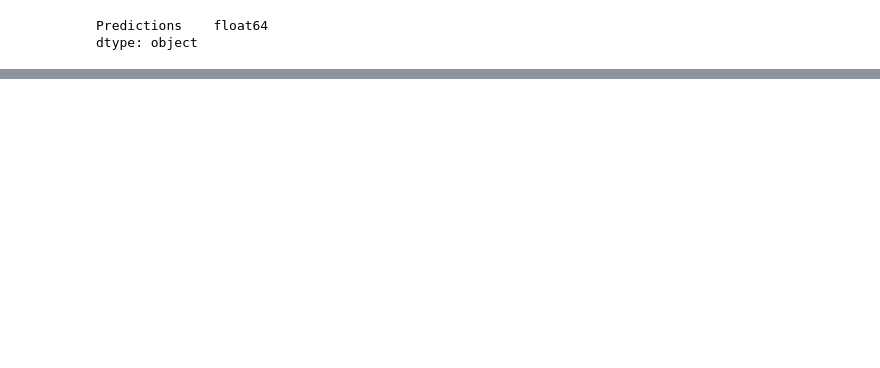
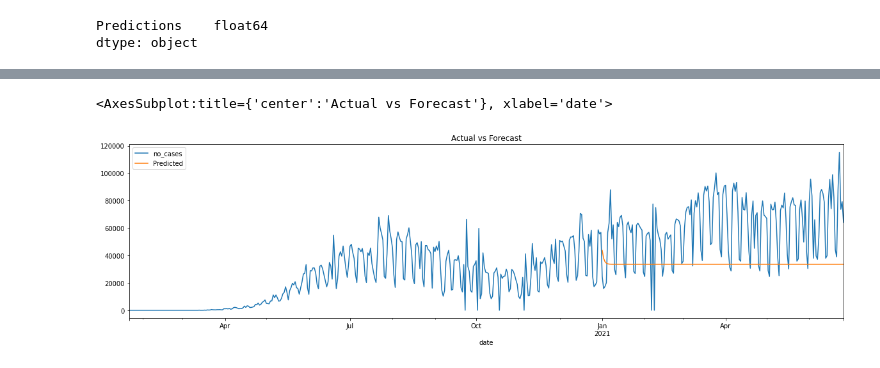
Before and after one commit to manyshapes/Projecting-Cases, a Jupyter notebook: model.ipynb, the cells around one changed output, grey strips where cells are left out. Cells and saved outputs as stored; diff of their text form; code cells hidden in the pictures; blank space fills up the shorter version.

Commit message:
Finish ARIMA for Brazil

```diff
--- a/model.ipynb
+++ b/model.ipynb
@@ -374,0 +377,11 @@ forecast_accuracy(arima_test_predictions['Predictions'], predict_data['no_cases'
+# %%
+brazil_data_covid = df[df.country.str.lower().str.contains('brazil') &
+                       df.disease.isin(['covid-19'])]
+
+brazil_data_covid.date = pd.to_datetime(brazil_data_covid.date)
+# %%
+fit_data = brazil_data_covid[['date','no_cases']]
+train_data = fit_data[(fit_data.date.dt.year.isin([2020])) &
+                      (fit_data.date.dt.month>5)].set_index('date')
+
+predict_data = fit_data[fit_data.date.dt.year.isin([2021])].set_index('date')
@@ -374,0 +398,3 @@ forecast_accuracy(arima_test_predictions['Predictions'], predict_data['no_cases'
+# %%
+auto_arima_model = auto_arima(train_data[['no_cases']].fillna(method="bfill"), random_state=42)
+auto_arima_model.summary()
@@ -374,0 +421,9 @@ forecast_accuracy(arima_test_predictions['Predictions'], predict_data['no_cases'
+# %%
+auto_arimaprediction = pd.DataFrame(auto_arima_model.predict(len(predict_data)),index=predict_data.index)
+auto_arimaprediction.columns = ['Predicted']
+
+ax = fit_data.set_index('date').plot(y='no_cases',figsize=(20,5),title='Auto Arima Actual Vs Forecasted')
+auto_arimaprediction.plot(y='Predicted',figsize=(20,5),title='Actual vs Forecast', ax=ax)
+# %% [output]
+<AxesSubplot:title={'center':'Actual vs Forecast'}, xlabel='date'>
+[figure, added]
```
Also changed, not shown: parts of 29 cells of this notebook.
